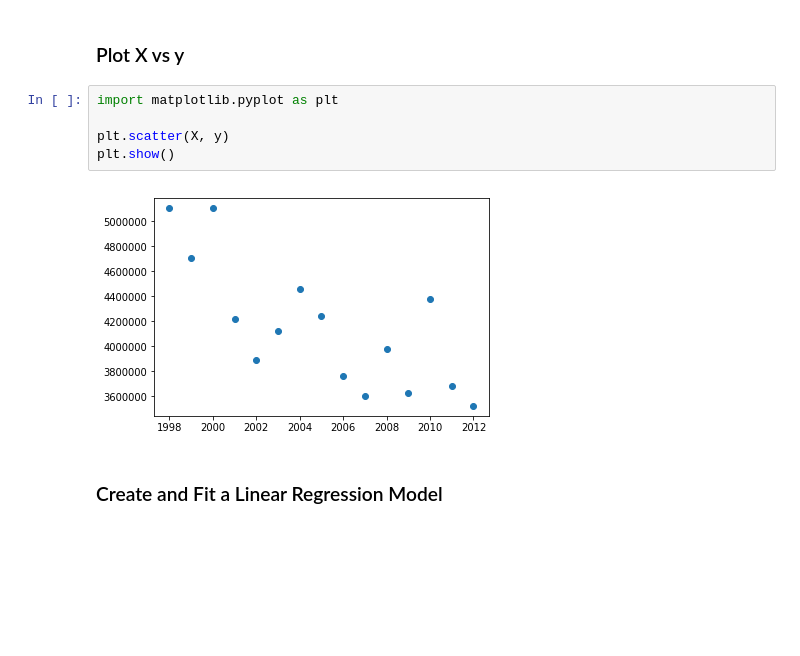
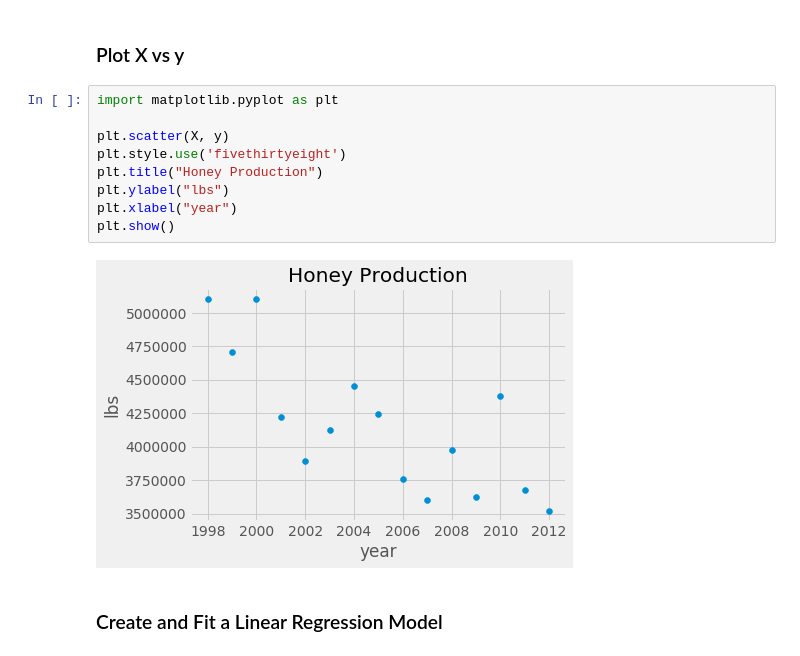
Before and after one commit to implse/Machine_Learning, a Jupyter notebook: Honey Production/Honey Production - Linear Regression.ipynb, the cells around one changed output. Saved outputs shown, nothing was run; the diff lists cells and outputs as text; blank space fills up the shorter version.

```diff
--- a/Honey Production/Honey Production - Linear Regression.ipynb
+++ b/Honey Production/Honey Production - Linear Regression.ipynb
@@ -89,10 +97,14 @@ Name: totalprod, dtype: float64
 # %%
 import matplotlib.pyplot as plt
 
 plt.scatter(X, y)
+plt.style.use('fivethirtyeight')
+plt.title("Honey Production")
+plt.ylabel("lbs")
+plt.xlabel("year")
 plt.show()
 # %% [output]
-[figure, old version]
+[figure, new version]
 # %% [markdown]
 ### Create and Fit a Linear Regression Model
 # %%
```
Also changed, not shown: parts of 7 cells of this notebook.
